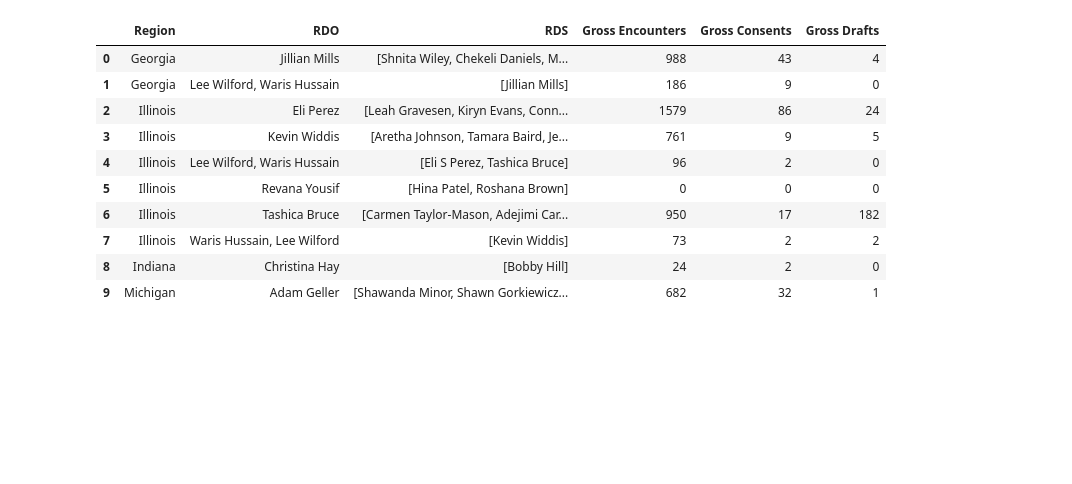
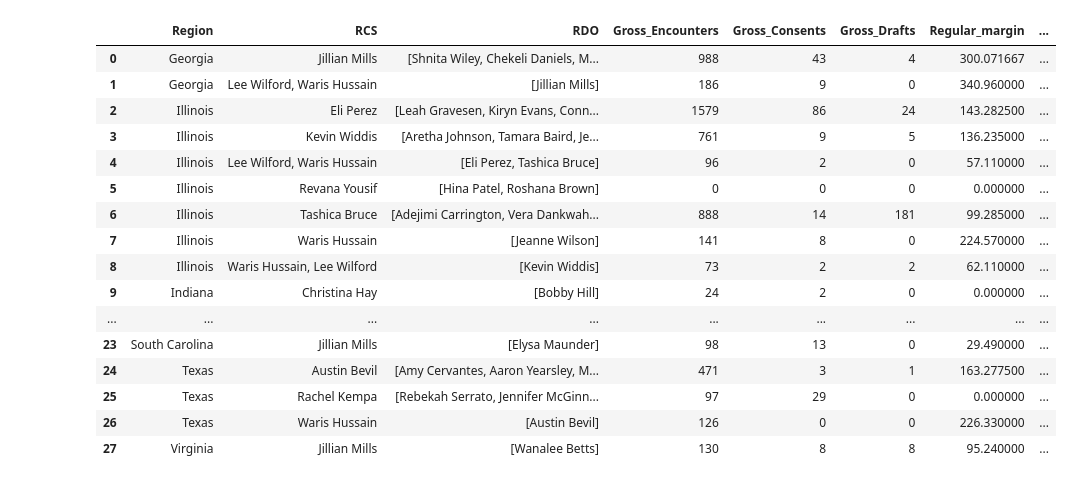
Before and after one commit to kareem1637/payroll, a Jupyter notebook: preprep.ipynb, the cells around one changed output. Cells and saved outputs as stored; diff of their text form; code cells hidden in the pictures; blank space fills up the shorter version.

Commit message:
add central hub for all prev report and new margin

```diff
--- a/preprep.ipynb
+++ b/preprep.ipynb
@@ -106,34 +0,0 @@ for name, group in grouped_CC:
-# %%
-unmatched_providers = []
-matched_providers = []
-Regional_Dashboard=pd.DataFrame(columns=["Region","RDO","RDS","Gross Encounters","Gross Consents","Gross Drafts"])
-
-for name, group in grouped_CR:
-    print(f"State/Region: {name}")
-    manager_group=group.groupby('Manager')
-    for manager_name, manager_group in manager_group:
-        Clinician_list=Region_data['Clinician']
-        Clinician_list2 = manager_group['Provider']
-        result=match_providers(Clinician_list2, Clinician_list, threshold=74)
-        unmatched_providers.extend(result['unmatched'])
-        matched_providers.extend(result['matched'])
-        Reagion_Gross_Encounters = Region_data[Region_data['Clinician'].isin([item['charge_capture_name'] for item in result['matched']])]['Gross Encounters'].sum()
-        Reagion_Gross_Consents = Region_data[Region_data['Clinician'].isin([item['charge_capture_name'] for item in result['matched']])]['CCM_counts'].sum()
-        Reagion_Gross_Drafts = Region_data[Region_data['Clinician'].isin([item['charge_capture_name'] for item in result['matched']])]['Drafts'].sum()
-        print(f"Manager: {manager_name}")
-        print("Matched Providers:", [(item['charge_capture_name'], item['company_roster'],item['score']) for item in result['matched']])
-        print("Unmatched Providers:", result['unmatched'])
-        print("Total Clinicians in Region:", len(Clinician_list2))
-        print("Total Matched Providers:", len(result['matched']))
-        print("Total Unmatched Providers:", len(result['unmatched']))
-        print("clincan:", Clinician_list2.to_list())
-        print("\n")
-        new_row = {
-            "Region": name,
-            "RDO": manager_name,
-            "RDS": Clinician_list2.to_list(),
-            "Gross Encounters": Reagion_Gross_Encounters,
-            "Gross Consents": Reagion_Gross_Consents,
-            "Gross Drafts": Reagion_Gross_Drafts
-        }
-        Regional_Dashboard.loc[len(Regional_Dashboard)] = new_row
@@ -158,14 +444,20 @@ clincan: ['Wanalee Betts']
 # %%
-Regional_Dashboard.head(10)
+Regional_Dashboard
 # %% [output]
-|  | Region | RDO | RDS | Gross Encounters | Gross Consents | Gross Drafts |
-| 0 | Georgia | Jillian Mills | [Shnita Wiley, Chekeli Daniels, M... | 988 | 43 | 4 |
-| 1 | Georgia | Lee Wilford, Waris Hussain | [Jillian Mills] | 186 | 9 | 0 |
-| 2 | Illinois | Eli Perez | [Leah Gravesen, Kiryn Evans, Conn... | 1579 | 86 | 24 |
-| 3 | Illinois | Kevin Widdis | [Aretha Johnson, Tamara Baird, Je... | 761 | 9 | 5 |
-| 4 | Illinois | Lee Wilford, Waris Hussain | [Eli S Perez, Tashica Bruce] | 96 | 2 | 0 |
-| 5 | Illinois | Revana Yousif | [Hina Patel, Roshana Brown] | 0 | 0 | 0 |
-| 6 | Illinois | Tashica Bruce | [Carmen Taylor-Mason, Adejimi Car... | 950 | 17 | 182 |
-| 7 | Illinois | Waris Hussain, Lee Wilford | [Kevin Widdis] | 73 | 2 | 2 |
-| 8 | Indiana | Christina Hay | [Bobby Hill] | 24 | 2 | 0 |
-| 9 | Michigan | Adam Geller | [Shawanda Minor, Shawn Gorkiewicz... | 682 | 32 | 1 |
+|  | Region | RCS | RDO | Gross_Encounters | Gross_Consents | Gross_Drafts | Regular_margin | ... |
+| 0 | Georgia | Jillian Mills | [Shnita Wiley, Chekeli Daniels, M... | 988 | 43 | 4 | 300.071667 | ... |
+| 1 | Georgia | Lee Wilford, Waris Hussain | [Jillian Mills] | 186 | 9 | 0 | 340.960000 | ... |
+| 2 | Illinois | Eli Perez | [Leah Gravesen, Kiryn Evans, Conn... | 1579 | 86 | 24 | 143.282500 | ... |
+| 3 | Illinois | Kevin Widdis | [Aretha Johnson, Tamara Baird, Je... | 761 | 9 | 5 | 136.235000 | ... |
+| 4 | Illinois | Lee Wilford, Waris Hussain | [Eli Perez, Tashica Bruce] | 96 | 2 | 0 | 57.110000 | ... |
+| 5 | Illinois | Revana Yousif | [Hina Patel, Roshana Brown] | 0 | 0 | 0 | 0.000000 | ... |
+| 6 | Illinois | Tashica Bruce | [Adejimi Carrington, Vera Dankwah... | 888 | 14 | 181 | 99.285000 | ... |
+| 7 | Illinois | Waris Hussain | [Jeanne Wilson] | 141 | 8 | 0 | 224.570000 | ... |
+| 8 | Illinois | Waris Hussain, Lee Wilford | [Kevin Widdis] | 73 | 2 | 2 | 62.110000 | ... |
+| 9 | Indiana | Christina Hay | [Bobby Hill] | 24 | 2 | 0 | 0.000000 | ... |
+| ... | ... | ... | ... | ... | ... | ... | ... | ... |
+| 23 | South Carolina | Jillian Mills | [Elysa Maunder] | 98 | 13 | 0 | 29.490000 | ... |
+| 24 | Texas | Austin Bevil | [Amy Cervantes, Aaron Yearsley, M... | 471 | 3 | 1 | 163.277500 | ... |
+| 25 | Texas | Rachel Kempa | [Rebekah Serrato, Jennifer McGinn... | 97 | 29 | 0 | 0.000000 | ... |
+| 26 | Texas | Waris Hussain | [Austin Bevil] | 126 | 0 | 0 | 226.330000 | ... |
+| 27 | Virginia | Jillian Mills | [Wanalee Betts] | 130 | 8 | 8 | 95.240000 | ... |
```
Also changed, not shown: parts of 11 cells of this notebook, 9 other files.
